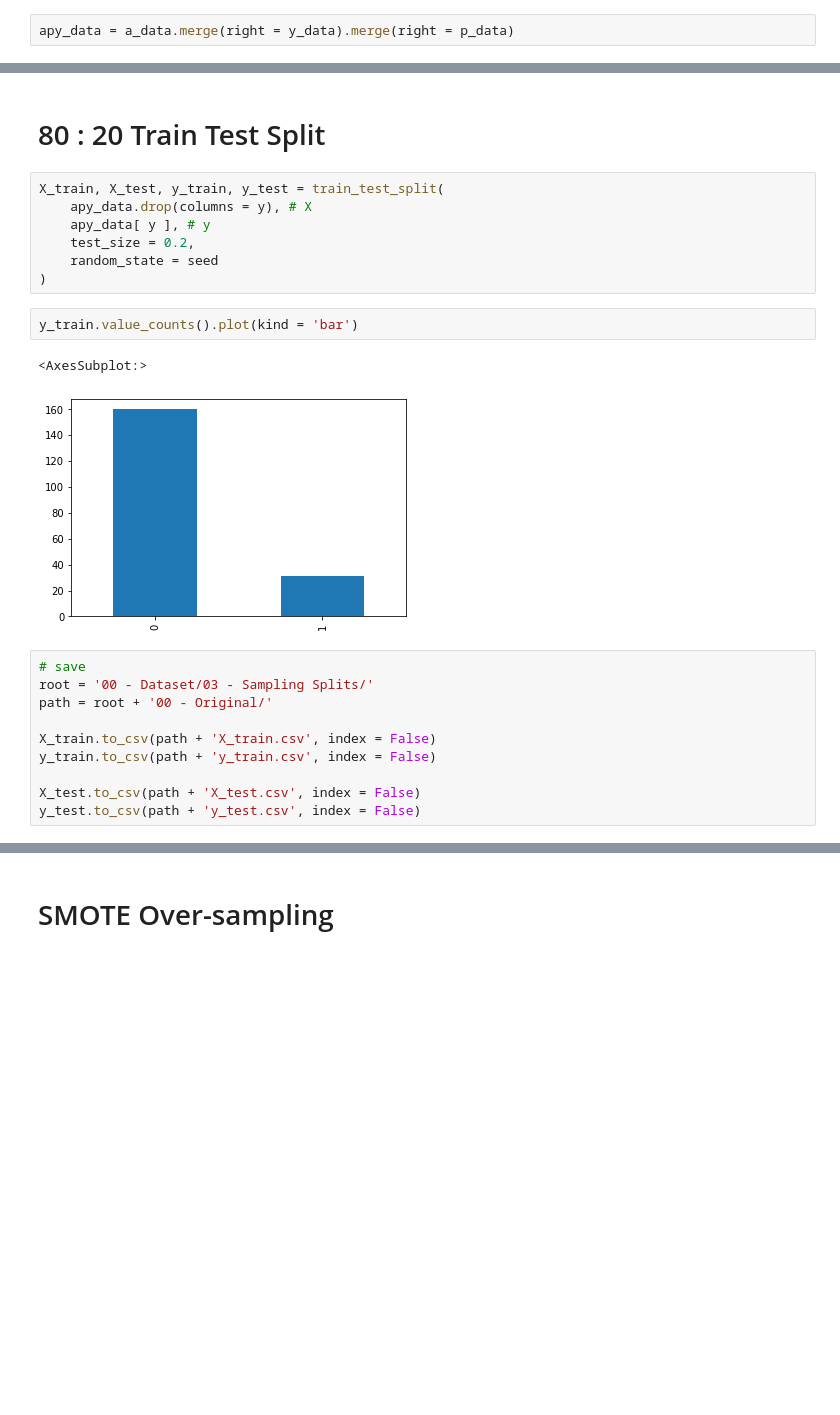
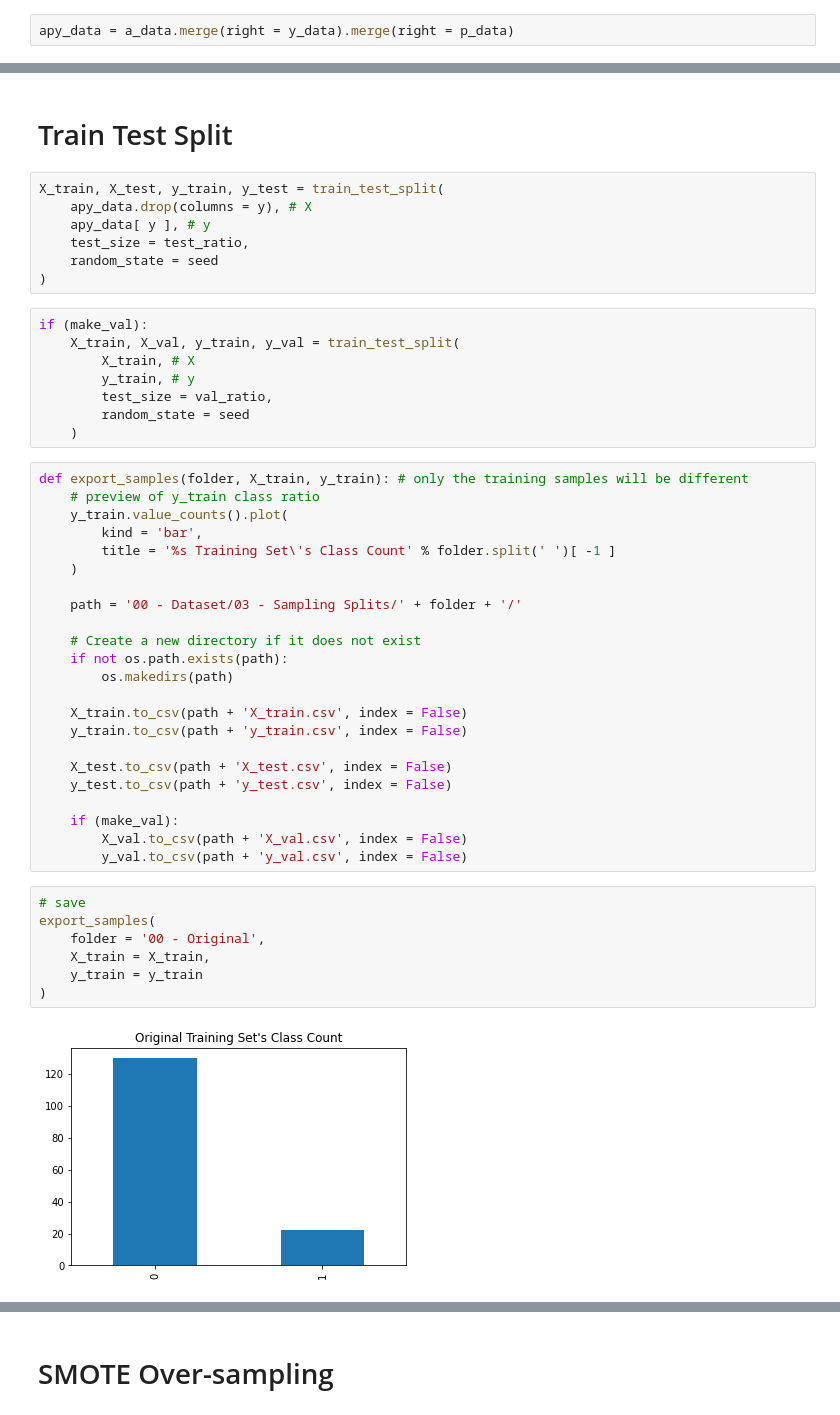
Before and after one commit to 12-Ears/P1_Edward, a Jupyter notebook: 03 - Train_test_split.ipynb, the cells around one changed output, grey strips where cells are left out. Cells and saved outputs as stored; diff of their text form; blank space fills up the shorter version.

```diff
--- a/03 - Train_test_split.ipynb
+++ b/03 - Train_test_split.ipynb
@@ -76,25 +82,50 @@ apy_data
 # %% [markdown]
-# 80 : 20 Train Test Split
+# Train Test Split
 # %%
 X_train, X_test, y_train, y_test = train_test_split(
     apy_data.drop(columns = y), # X
     apy_data[ y ], # y
-    test_size = 0.2,
+    test_size = test_ratio,
     random_state = seed
 )
-# %%
-y_train.value_counts().plot(kind = 'bar')
-# %% [output]
-<AxesSubplot:>
-[figure, removed]
+# %%
+if (make_val):
+    X_train, X_val, y_train, y_val = train_test_split(
+        X_train, # X
+        y_train, # y
+        test_size = val_ratio,
+        random_state = seed
+    )
+# %%
+def export_samples(folder, X_train, y_train): # only the training samples will be different
+    # preview of y_train class ratio
+    y_train.value_counts().plot(
+        kind = 'bar',
+        title = '%s Training Set\'s Class Count' % folder.split(' ')[ -1 ]
+    )
+
+    path = '00 - Dataset/03 - Sampling Splits/' + folder + '/'
+
+    # Create a new directory if it does not exist
+    if not os.path.exists(path):
+        os.makedirs(path)
+
+    X_train.to_csv(path + 'X_train.csv', index = False)
+    y_train.to_csv(path + 'y_train.csv', index = False)
+
+    X_test.to_csv(path + 'X_test.csv', index = False)
+    y_test.to_csv(path + 'y_test.csv', index = False)
+
+    if (make_val):
+        X_val.to_csv(path + 'X_val.csv', index = False)
+        y_val.to_csv(path + 'y_val.csv', index = False)
 # %%
 # save
-root = '00 - Dataset/03 - Sampling Splits/'
-path = root + '00 - Original/'
-
-X_train.to_csv(path + 'X_train.csv', index = False)
-y_train.to_csv(path + 'y_train.csv', index = False)
-
-X_test.to_csv(path + 'X_test.csv', index = False)
-y_test.to_csv(path + 'y_test.csv', index = False)
+export_samples(
+    folder = '00 - Original',
+    X_train = X_train,
+    y_train = y_train
+)
+# %% [output]
+[figure, added]
 # %% [markdown]
```
Also changed, not shown: parts of 17 cells of this notebook, 28 other files.
